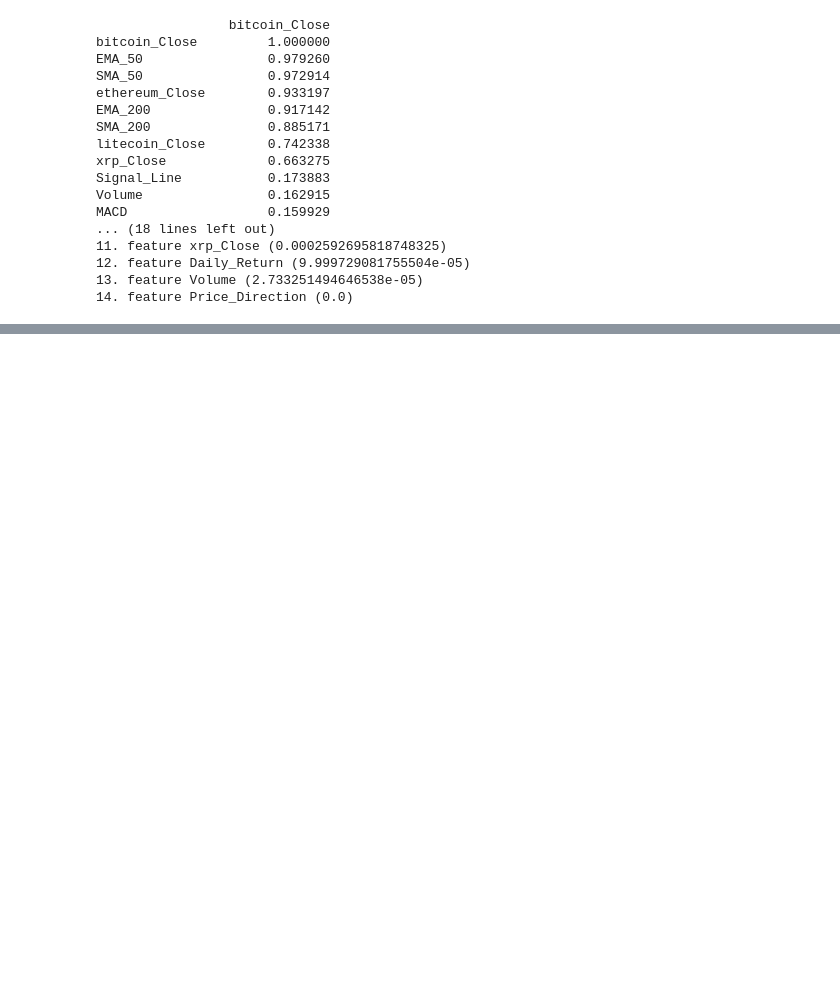
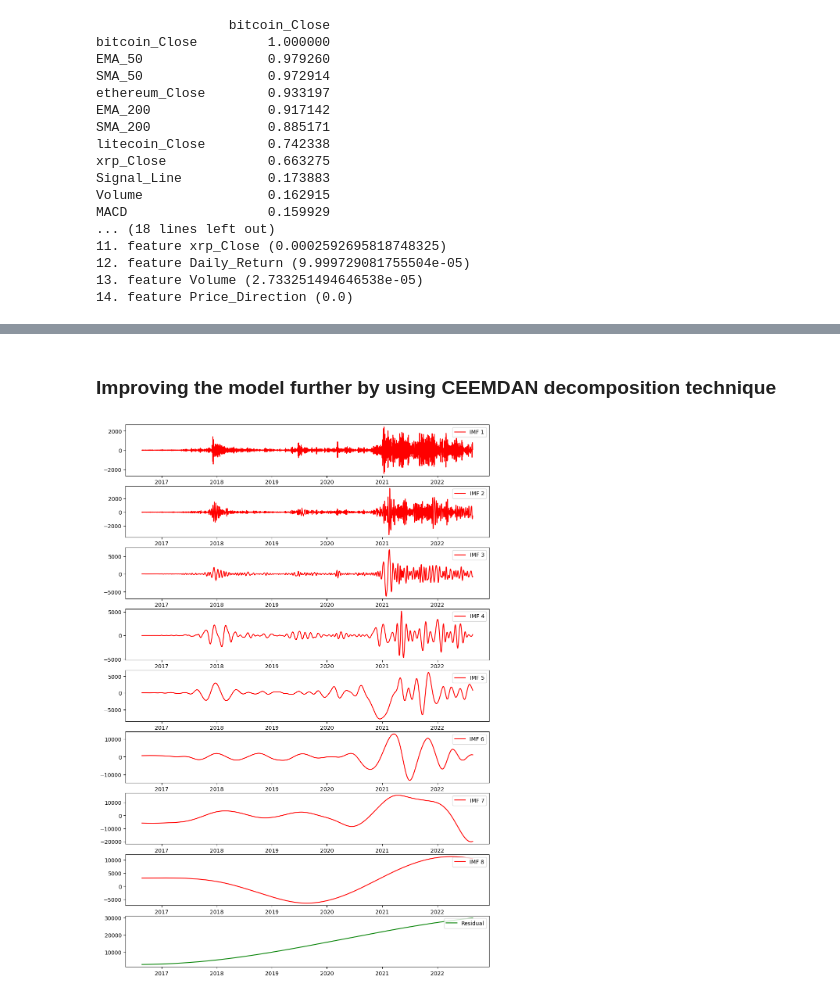
Before and after one commit to ASherjil/Cryptocurrency-Price-Prediction, a Jupyter notebook: CW2_B820928.ipynb, the cells around one changed output, grey strips where cells are left out. Saved outputs shown, nothing was run; the diff lists cells and outputs as text; code cells hidden in the pictures; blank space fills up the shorter version.

Commit message:
Started to implement the CEEDMAN Decomposition technique

```diff
--- a/CW2_B820928.ipynb
+++ b/CW2_B820928.ipynb
@@ -968,0 +917,21 @@ Epoch 9/50
+# %% [markdown]
+### Improving the model further by using CEEMDAN decomposition technique
+# %%
+from PyEMD import CEEMDAN
+
+ceemdan = CEEMDAN()
+closing_prices = df_bitcoin_features.copy()['bitcoin_Close'].values
+IMFs = ceemdan(closing_prices)
+n_imfs = IMFs.shape[0]
+
+plt.figure(figsize=(12, 2 * n_imfs))
+for i in range(n_imfs):
+    plt.subplot(n_imfs, 1, i+1)
+    if i < n_imfs - 1:  # For IMFs
+        plt.plot(df_bitcoin_features.index, IMFs[i, :], 'r', label=f'IMF {i+1}')
+    else:  # For the Residual
+        plt.plot(df_bitcoin_features.index, IMFs[i, :], 'g', label='Residual')
+
+    plt.legend(loc='upper right')
+# %% [output]
+[figure, added]
```
Also changed, not shown: parts of 10 cells of this notebook.
